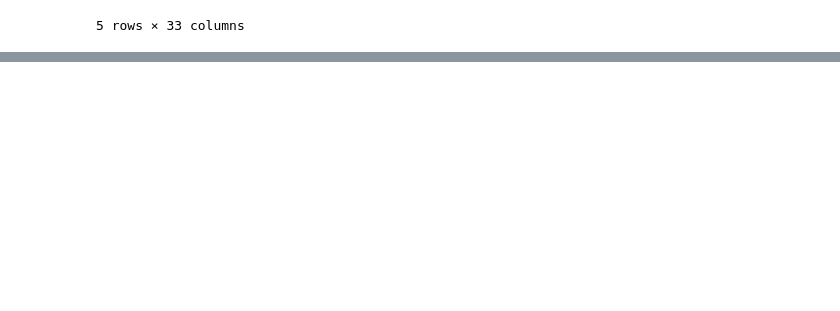
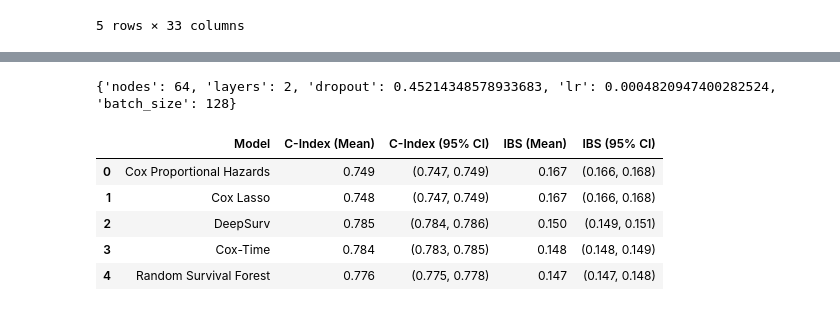
Before and after one commit to wefeigang/M4R, a Jupyter notebook: colorectal_survival_analysis.ipynb, the cells around one changed output, grey strips where cells are left out. Drawn from its saved outputs; the diff is of its cells as text; code cells hidden in the pictures; blank space fills up the shorter version.

Commit message:
ran initial analysis on seer colorectal data

```diff
--- a/colorectal_survival_analysis.ipynb
+++ b/colorectal_survival_analysis.ipynb
@@ -33,0 +76,4 @@ df_colorectal.head()
+# %%
+X_train, X_test, T_train, T_test, E_train, E_test = train_test_split(
+    X_colorectal, T_colorectal, E_colorectal, test_size=0.2, random_state=42, stratify=E_colorectal
+)
@@ -33,0 +276,20 @@ df_colorectal.head()
+# %%
+import torch.nn as nn
+
+class CoxTimeMLP(nn.Module):
+    """
+    A custom wrapper to handle PyCox's dual-input format for Cox-Time.
+    It catches (covariates, time) and concatenates them into a single tensor.
+    """
+    def __init__(self, in_features, num_nodes_list, out_features, batch_norm, dropout):
+        super().__init__()
+        self.mlp = tt.practical.MLPVanilla(
+            in_features, num_nodes_list, out_features,
+            batch_norm=batch_norm, dropout=dropout,
+            activation=nn.ReLU, output_bias=False
+        )
+
+    def forward(self, x, time):
+        # Concatenate features and time along the column dimension (dim=1)
+        x_time = torch.cat([x, time], dim=1)
+        return self.mlp(x_time)
@@ -33,0 +458,2 @@ df_colorectal.head()
+# %%
+params_deepsurv = {'nodes': 32, 'layers': 4, 'dropout': 0.19174069597840984, 'lr': 0.00033160112259585973, 'l2': 0.0021939186946472143, 'batch_size': 128, 'activation': 'ReLU', 'batch_norm': True}
@@ -33,0 +472,6 @@ df_colorectal.head()
+# %%
+print(params_coxtime)
+# %% [output]
+{'nodes': 64, 'layers': 2, 'dropout': 0.45214348578933683, 'lr': 0.0004820947400282524, 'batch_size': 128}
+# %%
+params_coxtime = {'nodes': 64, 'layers': 2, 'dropout': 0.45214348578933683, 'lr': 0.0004820947400282524, 'batch_size': 128}
@@ -33,0 +578,17 @@ df_colorectal.head()
+# %%
+results_df = evaluate_seer(
+    X_train, T_train, E_train,
+    X_test, T_test, E_test,
+    params_ds=params_deepsurv,
+    params_dh=params_coxtime,
+    n_bootstraps=10
+)
+
+display(results_df)
+# %% [output]
+|  | Model | C-Index (Mean) | C-Index (95% CI) | IBS (Mean) | IBS (95% CI) |
+| 0 | Cox Proportional Hazards | 0.749 | (0.747, 0.749) | 0.167 | (0.166, 0.168) |
+| 1 | Cox Lasso | 0.748 | (0.747, 0.749) | 0.167 | (0.166, 0.168) |
+| 2 | DeepSurv | 0.785 | (0.784, 0.786) | 0.150 | (0.149, 0.151) |
+| 3 | Cox-Time | 0.784 | (0.783, 0.785) | 0.148 | (0.148, 0.149) |
+| 4 | Random Survival Forest | 0.776 | (0.775, 0.778) | 0.147 | (0.147, 0.148) |
```
Also changed, not shown: parts of 17 cells of this notebook.
